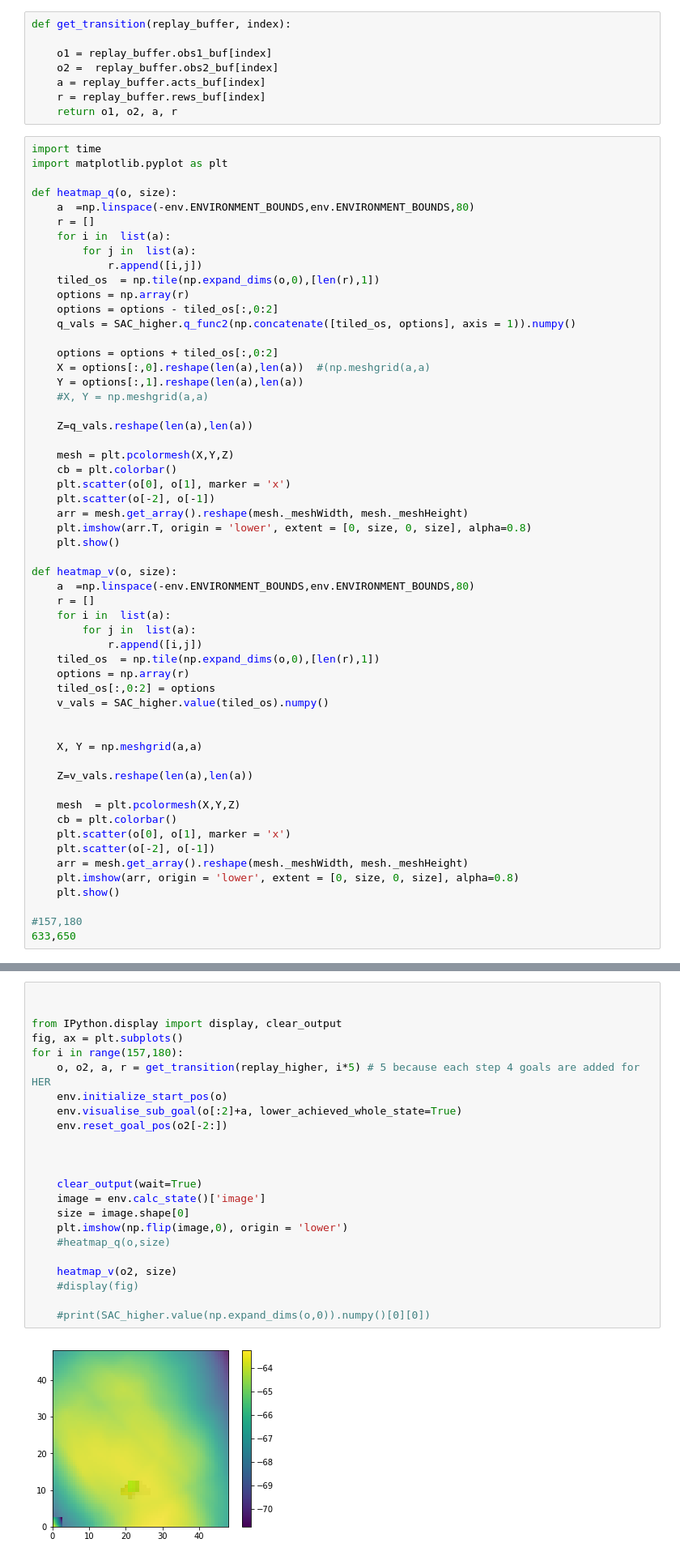
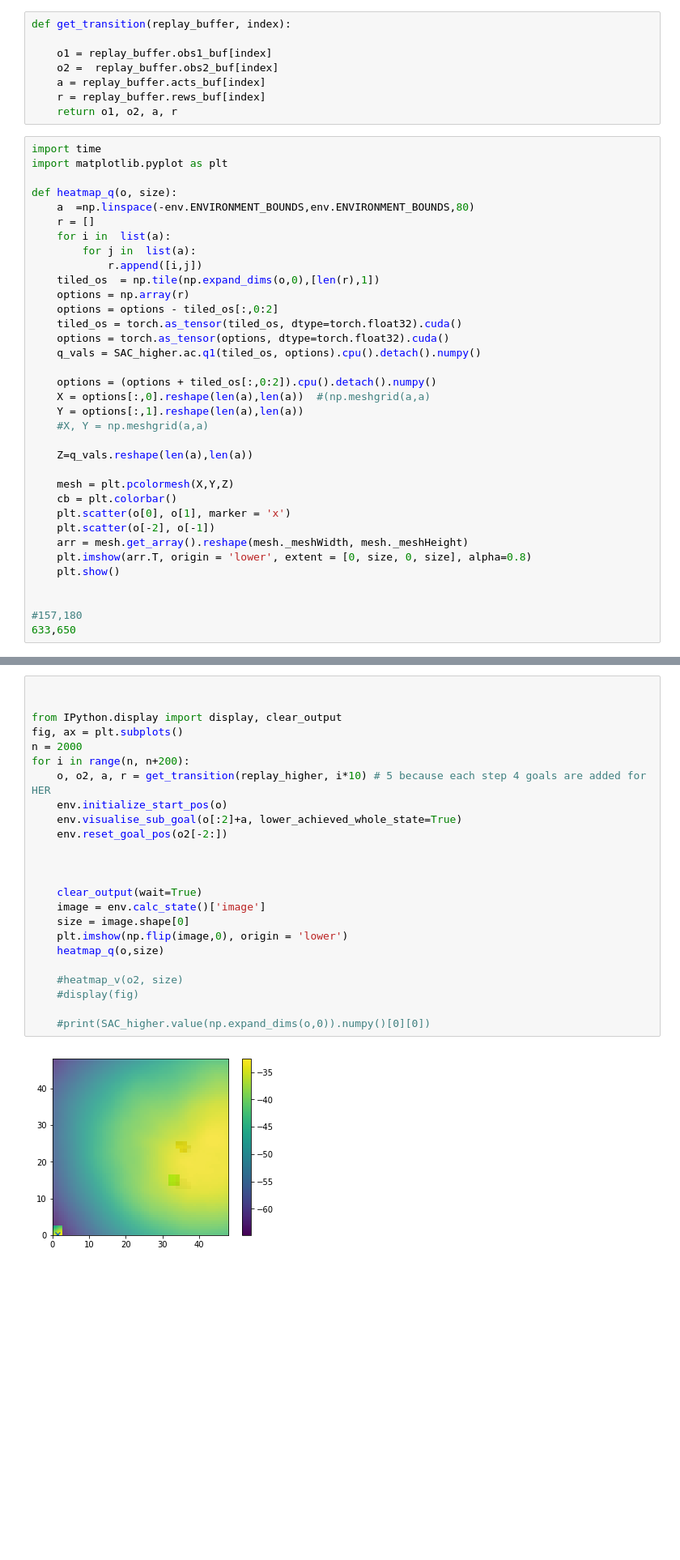
Before and after one commit to sholtodouglas/hierarchial_robotics, a Jupyter notebook: Quick Tests.ipynb, the cells around one changed output, grey strips where cells are left out. Shown: that part at 81% size. Drawn from its saved outputs; the diff is of its cells as text; blank space fills up the shorter version.

```diff
--- a/Quick Tests.ipynb
+++ b/Quick Tests.ipynb
@@ -147,9 +101,11 @@ def heatmap_q(o, size):
     tiled_os  = np.tile(np.expand_dims(o,0),[len(r),1])
     options = np.array(r)
     options = options - tiled_os[:,0:2]
-    q_vals = SAC_higher.q_func2(np.concatenate([tiled_os, options], axis = 1)).numpy()
+    tiled_os = torch.as_tensor(tiled_os, dtype=torch.float32).cuda()
+    options = torch.as_tensor(options, dtype=torch.float32).cuda()
+    q_vals = SAC_higher.ac.q1(tiled_os, options).cpu().detach().numpy()
 
-    options = options + tiled_os[:,0:2]
+    options = (options + tiled_os[:,0:2]).cpu().detach().numpy()
     X = options[:,0].reshape(len(a),len(a))  #(np.meshgrid(a,a)
     Y = options[:,1].reshape(len(a),len(a))
     #X, Y = np.meshgrid(a,a)
@@ -164,29 +120,6 @@ def heatmap_q(o, size):
     plt.imshow(arr.T, origin = 'lower', extent = [0, size, 0, size], alpha=0.8)
     plt.show()
 
-def heatmap_v(o, size):
-    a  =np.linspace(-env.ENVIRONMENT_BOUNDS,env.ENVIRONMENT_BOUNDS,80)
-    r = []
-    for i in  list(a):
-        for j in  list(a):
-            r.append([i,j])
-    tiled_os  = np.tile(np.expand_dims(o,0),[len(r),1])
-    options = np.array(r)
-    tiled_os[:,0:2] = options
-    v_vals = SAC_higher.value(tiled_os).numpy()
-
-
-    X, Y = np.meshgrid(a,a)
-
-    Z=v_vals.reshape(len(a),len(a))
-
-    mesh  = plt.pcolormesh(X,Y,Z)
-    cb = plt.colorbar()
-    plt.scatter(o[0], o[1], marker = 'x')
-    plt.scatter(o[-2], o[-1])
-    arr = mesh.get_array().reshape(mesh._meshWidth, mesh._meshHeight)
-    plt.imshow(arr, origin = 'lower', extent = [0, size, 0, size], alpha=0.8)
-    plt.show()
 
 #157,180
 633,650
@@ -193,25 +128,26 @@ def heatmap_v(o, size):
 # %%
 
 
 from IPython.display import display, clear_output
 fig, ax = plt.subplots()
-for i in range(157,180):
-    o, o2, a, r = get_transition(replay_higher, i*5) # 5 because each step 4 goals are added for HER
+n = 2000
+for i in range(n, n+200):
+    o, o2, a, r = get_transition(replay_higher, i*10) # 5 because each step 4 goals are added for HER
     env.initialize_start_pos(o)
     env.visualise_sub_goal(o[:2]+a, lower_achieved_whole_state=True)
     env.reset_goal_pos(o2[-2:])
 
 
 
     clear_output(wait=True)
     image = env.calc_state()['image']
     size = image.shape[0]
     plt.imshow(np.flip(image,0), origin = 'lower')
-    #heatmap_q(o,size)
+    heatmap_q(o,size)
 
-    heatmap_v(o2, size)
+    #heatmap_v(o2, size)
     #display(fig)
 
     #print(SAC_higher.value(np.expand_dims(o,0)).numpy()[0][0])
 # %% [output]
-[figure, old version]
+[figure, new version]
```
Also changed, not shown: parts of 13 cells of this notebook, 4 other files.
